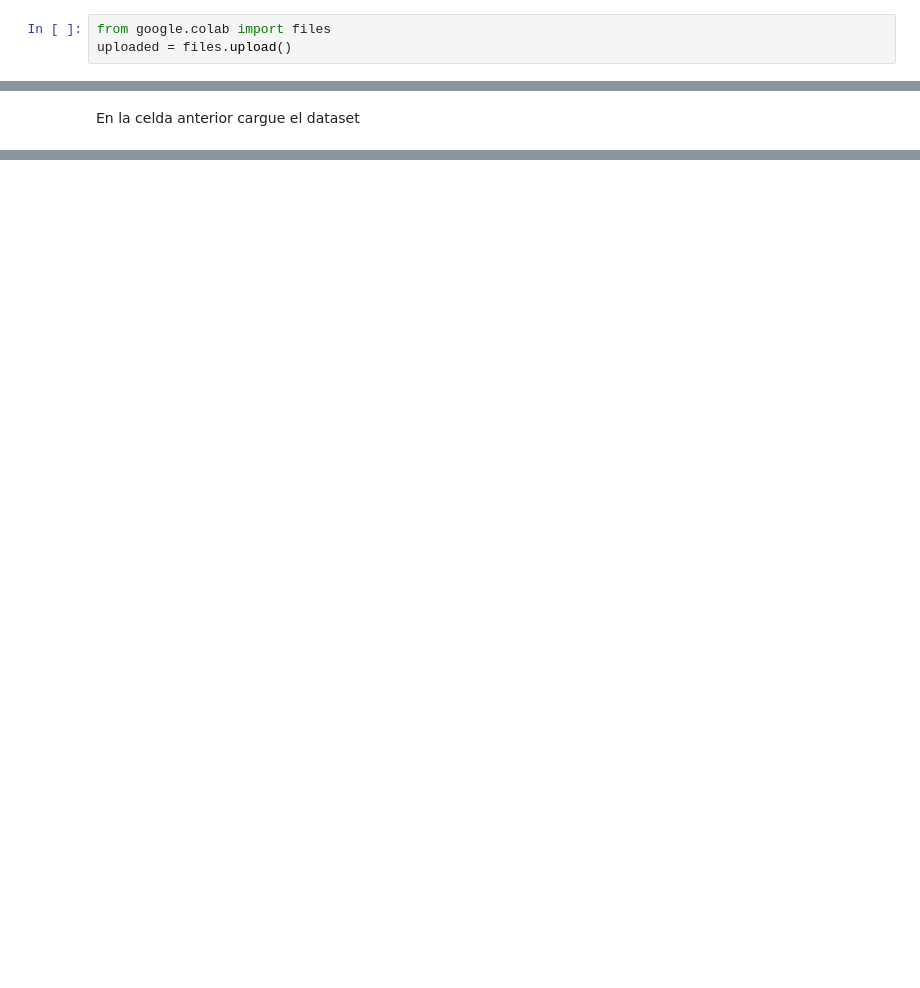
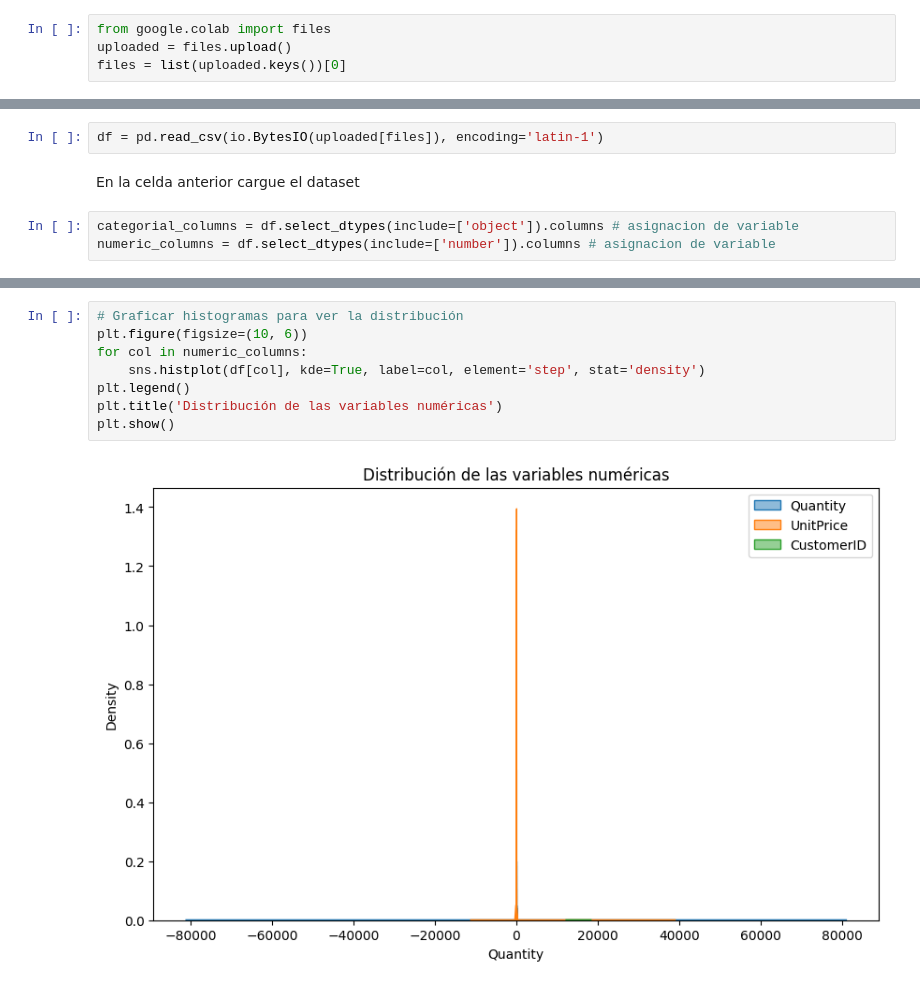
Before and after one commit to prxska/ml, a Jupyter notebook: ev1.ipynb, the cells around one changed output, grey strips where cells are left out. Cells and saved outputs as stored; diff of their text form; blank space fills up the shorter version.

```diff
--- a/ev1.ipynb
+++ b/ev1.ipynb
@@ -10,5 +12,6 @@ Se hace la importacion de librerias a posterior para su uso
 # %%
 from google.colab import files
 uploaded = files.upload()
+files = list(uploaded.keys())[0]
 # %% [output]
 [interactive output not drawn]
@@ -16,2 +19,7 @@ Saving data.csv to data.csv
+# %%
+df = pd.read_csv(io.BytesIO(uploaded[files]), encoding='latin-1')
 # %% [markdown]
 En la celda anterior cargue el dataset
+# %%
+categorial_columns = df.select_dtypes(include=['object']).columns # asignacion de variable
+numeric_columns = df.select_dtypes(include=['number']).columns # asignacion de variable
@@ -17,0 +142,10 @@ En la celda anterior cargue el dataset
+# %%
+# Graficar histogramas para ver la distribución
+plt.figure(figsize=(10, 6))
+for col in numeric_columns:
+    sns.histplot(df[col], kde=True, label=col, element='step', stat='density')
+plt.legend()
+plt.title('Distribución de las variables numéricas')
+plt.show()
+# %% [output]
+[figure, added]
```
Also changed, not shown: parts of 15 cells of this notebook.
